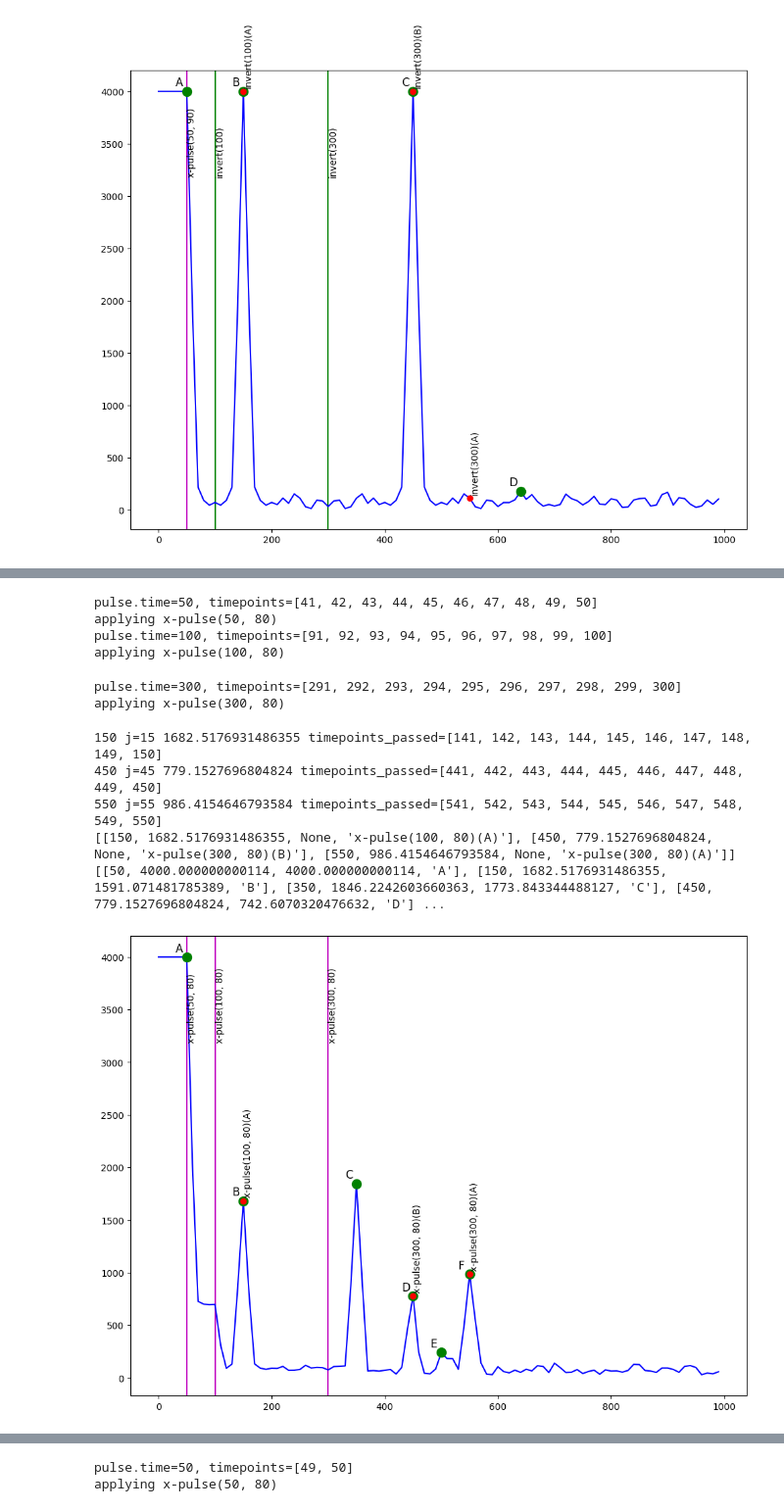
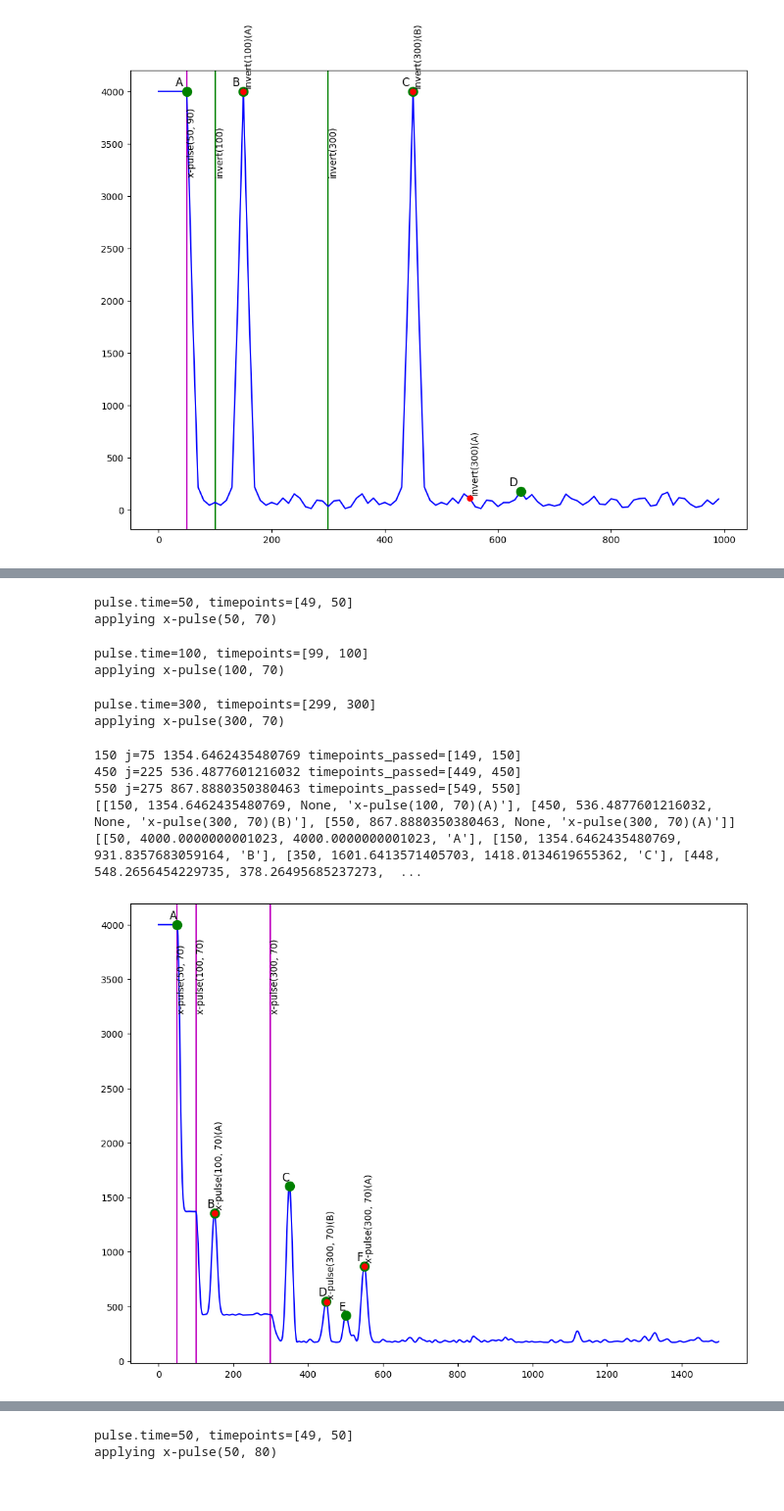
Before and after one commit to dbonekamp/spin_simulation, a Jupyter notebook: spin_simulation/spin_simulation.ipynb, the cells around one changed output, grey strips where cells are left out. Shown at 98% size. Drawn from its saved outputs; the diff is of its cells as text; code cells hidden in the pictures.

```diff
--- a/spin_simulation/spin_simulation.ipynb
+++ b/spin_simulation/spin_simulation.ipynb
@@ -453,8 +454,9 @@ Now we define our simulation resolution.
 ###Exercise:
 Play with these parameters. You need to re-run this code to make the changes effective.
 # %%
-number_spins = 2000
-timepoints = range(0,1000,10)
+number_spins = 5000
+timepoints = range(0,1000,2)
+spins = Spinensemble(number_spins, offset_frequency, stdev_offset)
 # %% [markdown]
 ### Experiment 1:
 One **Excitation Pulse** (90 degrees), followed by two **refocussing pulses** (180 degrees).
@@ -531,28 +522,28 @@ Identify stimulated echoes in the following experiments
 # %%
 
 pulseSequence = PulseSequence()
-pulseSequence.add(Pulse("x-pulse", 50, 80))
-pulseSequence.add(Pulse("x-pulse", 100, 80))
-pulseSequence.add(Pulse("x-pulse", 300, 80))
+pulseSequence.add(Pulse("x-pulse", 50, 70))
+pulseSequence.add(Pulse("x-pulse", 100, 70))
+pulseSequence.add(Pulse("x-pulse", 300, 70))
 
 signal_over_time = pulseSequence.simulate(spins, timepoints)
 pulseSequence.plotWithSignal(signal_over_time)
 
 pulseSequence.determineHeightOfExpectedPeaks()
 print(pulseSequence.expected_peaks)
 print(signal_over_time[2]) #peaks
 pulseSequence.showPeakLabels()
 pulseSequence.showExpectedPeaks()
 # %% [output]
-pulse.time=50, timepoints=[41, 42, 43, 44, 45, 46, 47, 48, 49, 50]
-applying x-pulse(50, 80)
-pulse.time=100, timepoints=[91, 92, 93, 94, 95, 96, 97, 98, 99, 100]
-applying x-pulse(100, 80)
+pulse.time=50, timepoints=[49, 50]
+applying x-pulse(50, 70)
-pulse.time=300, timepoints=[291, 292, 293, 294, 295, 296, 297, 298, 299, 300]
-applying x-pulse(300, 80)
+pulse.time=100, timepoints=[99, 100]
+applying x-pulse(100, 70)
-150 j=15 1682.5176931486355 timepoints_passed=[141, 142, 143, 144, 145, 146, 147, 148, 149, 150]
-450 j=45 779.1527696804824 timepoints_passed=[441, 442, 443, 444, 445, 446, 447, 448, 449, 450]
-550 j=55 986.4154646793584 timepoints_passed=[541, 542, 543, 544, 545, 546, 547, 548, 549, 550]
-[[150, 1682.5176931486355, None, 'x-pulse(100, 80)(A)'], [450, 779.1527696804824, None, 'x-pulse(300, 80)(B)'], [550, 986.4154646793584, None, 'x-pulse(300, 80)(A)']]
-[[50, 4000.000000000114, 4000.000000000114, 'A'], [150, 1682.5176931486355, 1591.071481785389, 'B'], [350, 1846.2242603660363, 1773.843344488127, 'C'], [450, 779.1527696804824, 742.6070320476632, 'D'] ...
+pulse.time=300, timepoints=[299, 300]
+applying x-pulse(300, 70)
+150 j=75 1354.6462435480769 timepoints_passed=[149, 150]
+450 j=225 536.4877601216032 timepoints_passed=[449, 450]
+550 j=275 867.8880350380463 timepoints_passed=[549, 550]
+[[150, 1354.6462435480769, None, 'x-pulse(100, 70)(A)'], [450, 536.4877601216032, None, 'x-pulse(300, 70)(B)'], [550, 867.8880350380463, None, 'x-pulse(300, 70)(A)']]
+[[50, 4000.0000000001023, 4000.0000000001023, 'A'], [150, 1354.6462435480769, 931.8357683059164, 'B'], [350, 1601.6413571405703, 1418.0134619655362, 'C'], [448, 548.2656454229735, 378.26495685237273,  ...
-[figure, old version]
+[figure, new version]
```
Also changed, not shown: parts of 7 cells of this notebook.
